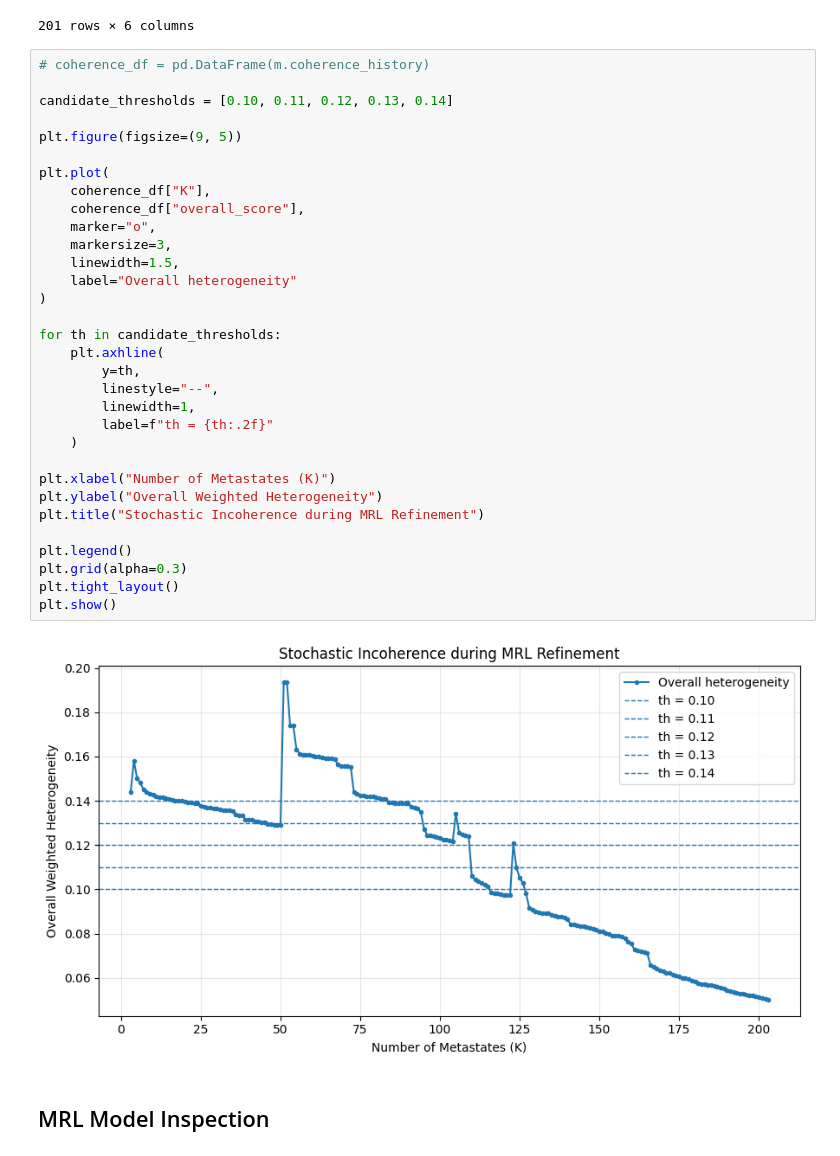
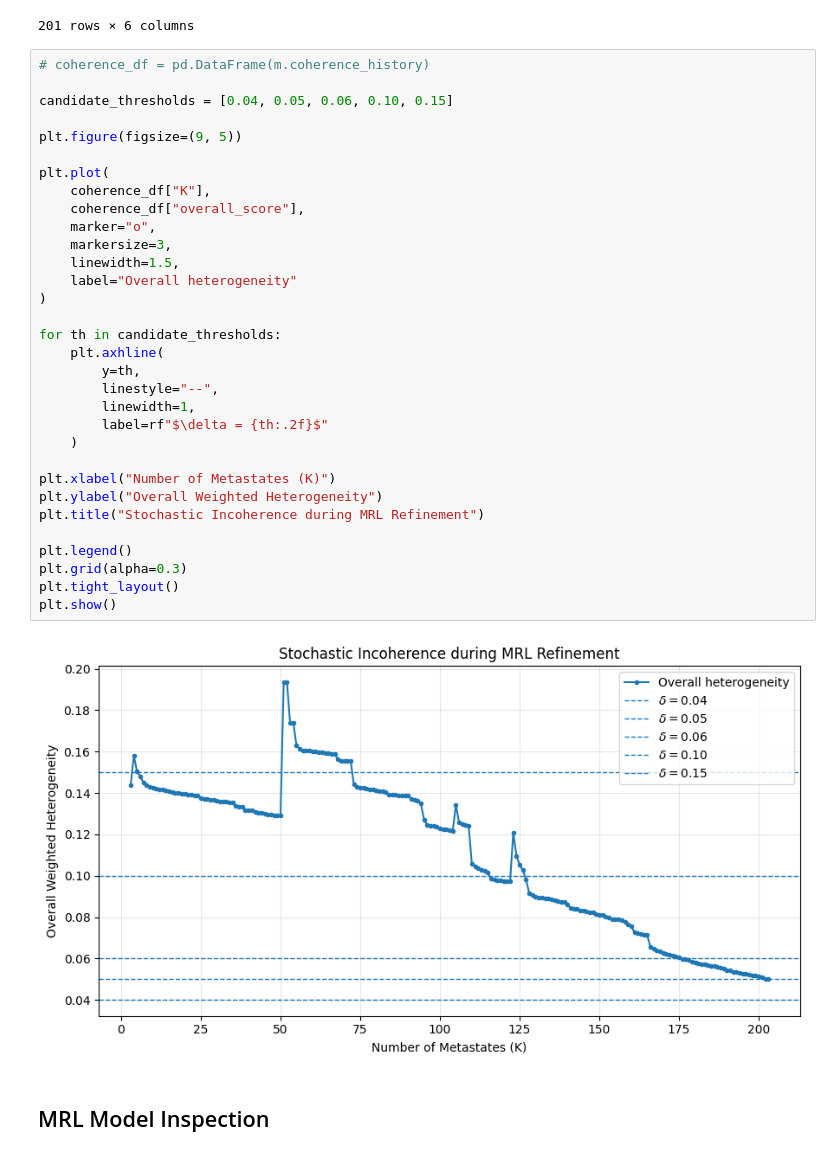
Before and after one commit to yining-wu10/Thesis, a Jupyter notebook: Thesis_Final_Experiment.ipynb, the cells around one changed output. Cells and saved outputs as stored; diff of their text form.

```diff
--- a/Thesis_Final_Experiment.ipynb
+++ b/Thesis_Final_Experiment.ipynb
@@ -634,37 +634,37 @@ display(coherence_df)
 # %%
 # coherence_df = pd.DataFrame(m.coherence_history)
 
-candidate_thresholds = [0.10, 0.11, 0.12, 0.13, 0.14]
+candidate_thresholds = [0.04, 0.05, 0.06, 0.10, 0.15]
 
 plt.figure(figsize=(9, 5))
 
 plt.plot(
     coherence_df["K"],
     coherence_df["overall_score"],
     marker="o",
     markersize=3,
     linewidth=1.5,
     label="Overall heterogeneity"
 )
 
 for th in candidate_thresholds:
     plt.axhline(
         y=th,
         linestyle="--",
         linewidth=1,
-        label=f"th = {th:.2f}"
+        label=rf"$\delta = {th:.2f}$"
     )
 
 plt.xlabel("Number of Metastates (K)")
 plt.ylabel("Overall Weighted Heterogeneity")
 plt.title("Stochastic Incoherence during MRL Refinement")
 
 plt.legend()
 plt.grid(alpha=0.3)
 plt.tight_layout()
 plt.show()
 # %% [output]
-[figure, old version]
+[figure, new version]
 # %% [markdown]
 ## MRL Model Inspection
 # %%
```
Also changed, not shown: parts of 5 cells of this notebook.
